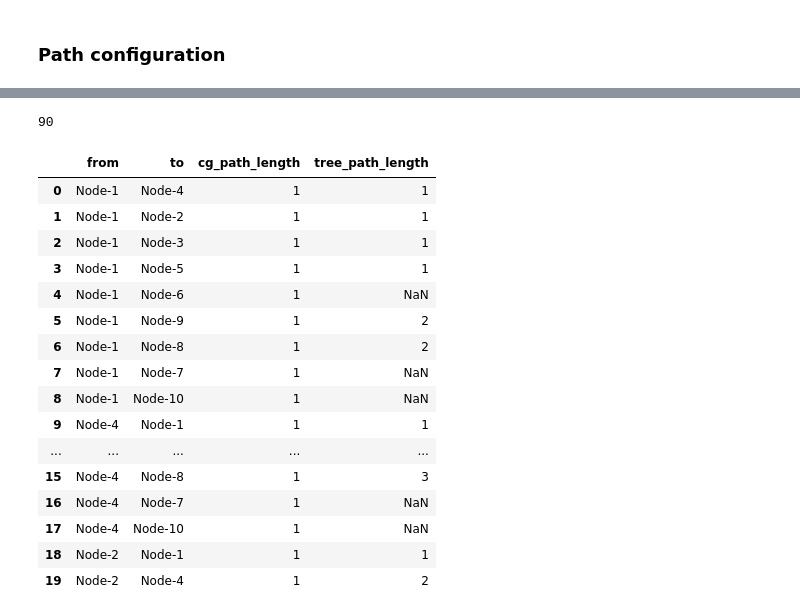
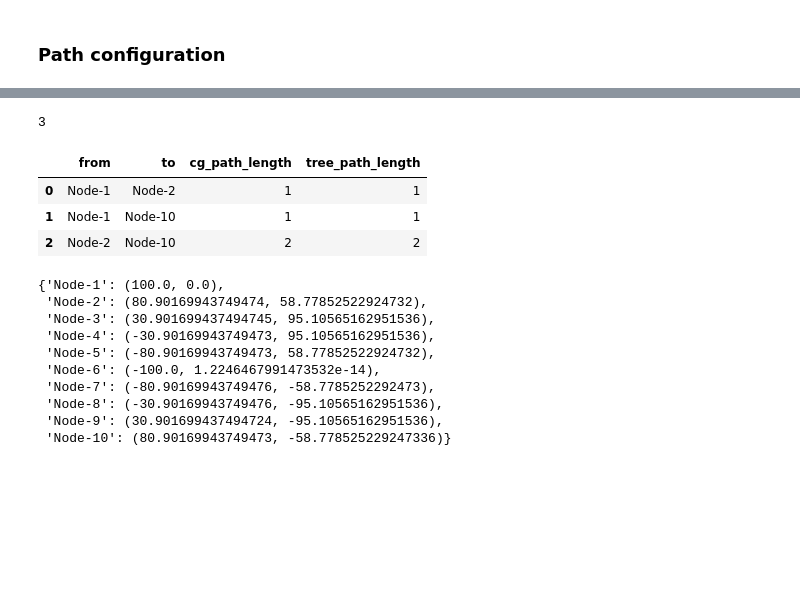
Before and after one commit to damiano-salvaterra/SPE-project, a Jupyter notebook: src/evaluation/variance_reduction.ipynb, the cells around one changed output, grey strips where cells are left out. Saved outputs shown, nothing was run; the diff lists cells and outputs as text; code cells hidden in the pictures; blank space fills up the shorter version.

```diff
--- a/src/evaluation/variance_reduction.ipynb
+++ b/src/evaluation/variance_reduction.ipynb
@@ -532,6 +530,10 @@ import pydot
 # %%
 path = Path("../../results/run/linear_10N/stable/123")
 path = Path("../../results/run/linear_10N/lossy/123")
+path = Path("../../results/run/linear_10N/unstable/123")
+path = Path("../../results/run/ring_10N/unstable/123")
+path = Path("../../results/run/ring_10N/stable/123")
+path = Path("../../results/run/ring_10N/lossy/123")
 neighbor_df = pd.read_csv(path / "log_NeighborTable.csv")
 # %%
 neighbor_df.head()
@@ -577,6 +579,8 @@ def build_connectivity_graph(neighbor_df, timestamp) -> nx.Graph:
         else:
             raise ValueError(f"Unknown neighbor type: {row['type']}")
 
+    G.add_node(row["node_id"])
+
     return G
 
 
@@ -597,9 +601,11 @@ def build_tree_topology(neighbor_df, timestamp) -> nx.DiGraph:
             G.add_edge(row["node_id"], row["neighbor"])
     return G
 # %%
-connectivity_graph = build_connectivity_graph(neighbor_df, timestamp=60)
+nlt = 80
 
-tree = build_tree_topology(neighbor_df, timestamp=60)
+connectivity_graph = build_connectivity_graph(neighbor_df, timestamp=nlt)
+
+tree = build_tree_topology(neighbor_df, timestamp=nlt)
 # %%
 psp_df = pd.DataFrame(
     columns=["from", "to", "cg_path_length", "tree_path_length"]
@@ -617,48 +623,50 @@ for node_a in connectivity_graph.nodes():
             except nx.NetworkXNoPath:
                 cg_length = np.nan
             try:
                 tree_length = nx.shortest_path_length(
                     nx.Graph.to_undirected(tree, as_view=True),
                     source=node_a,
                     target=node_b,
                 )
             except nx.NetworkXNoPath:
                 tree_length = np.nan
             except nx.NodeNotFound:
                 tree_length = np.nan
             psp_df = pd.concat(
                 [
                     psp_df,
                     pd.DataFrame(
                         {
                             "from": [node_a],
                             "to": [node_b],
                             "cg_path_length": [cg_length],
                             "tree_path_length": [tree_length],
                         }
                     ),
                 ],
                 ignore_index=True,
             )
 
 print(len(psp_df))
-psp_df.head(20)
+psp_df.head()
 # %% [output]
-90
+3
 |  | from | to | cg_path_length | tree_path_length |
-| 0 | Node-1 | Node-4 | 1 | 1 |
-| 1 | Node-1 | Node-2 | 1 | 1 |
-| 2 | Node-1 | Node-3 | 1 | 1 |
-| 3 | Node-1 | Node-5 | 1 | 1 |
-| 4 | Node-1 | Node-6 | 1 | NaN |
-| 5 | Node-1 | Node-9 | 1 | 2 |
-| 6 | Node-1 | Node-8 | 1 | 2 |
-| 7 | Node-1 | Node-7 | 1 | NaN |
-| 8 | Node-1 | Node-10 | 1 | NaN |
-| 9 | Node-4 | Node-1 | 1 | 1 |
-| ... | ... | ... | ... | ... |
-| 15 | Node-4 | Node-8 | 1 | 3 |
-| 16 | Node-4 | Node-7 | 1 | NaN |
-| 17 | Node-4 | Node-10 | 1 | NaN |
-| 18 | Node-2 | Node-1 | 1 | 1 |
-| 19 | Node-2 | Node-4 | 1 | 2 |
+| 0 | Node-1 | Node-2 | 1 | 1 |
+| 1 | Node-1 | Node-10 | 1 | 1 |
+| 2 | Node-2 | Node-10 | 2 | 2 |
+# %%
+pos_df = pd.read_csv(path / "log_positions.csv")
+phy_pos = {row["node_id"]: (row["x"], row["y"]) for _, row in pos_df.iterrows()}
+phy_pos
+# %% [output]
+{'Node-1': (100.0, 0.0),
+ 'Node-2': (80.90169943749474, 58.77852522924732),
+ 'Node-3': (30.901699437494745, 95.10565162951536),
+ 'Node-4': (-30.90169943749473, 95.10565162951536),
+ 'Node-5': (-80.90169943749473, 58.77852522924732),
+ 'Node-6': (-100.0, 1.2246467991473532e-14),
+ 'Node-7': (-80.90169943749476, -58.7785252292473),
+ 'Node-8': (-30.90169943749476, -95.10565162951536),
+ 'Node-9': (30.901699437494724, -95.10565162951536),
+ 'Node-10': (80.90169943749473, -58.778525229247336)}
```
Also changed, not shown: parts of 6 cells of this notebook, 7 other files.
